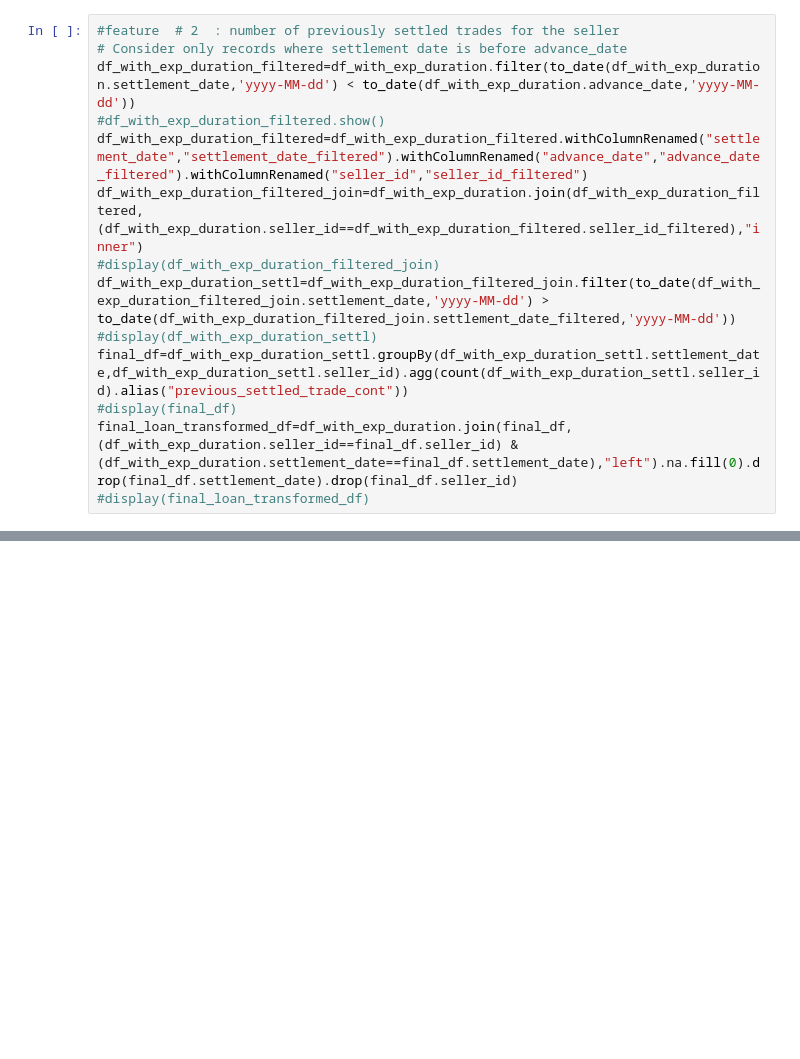
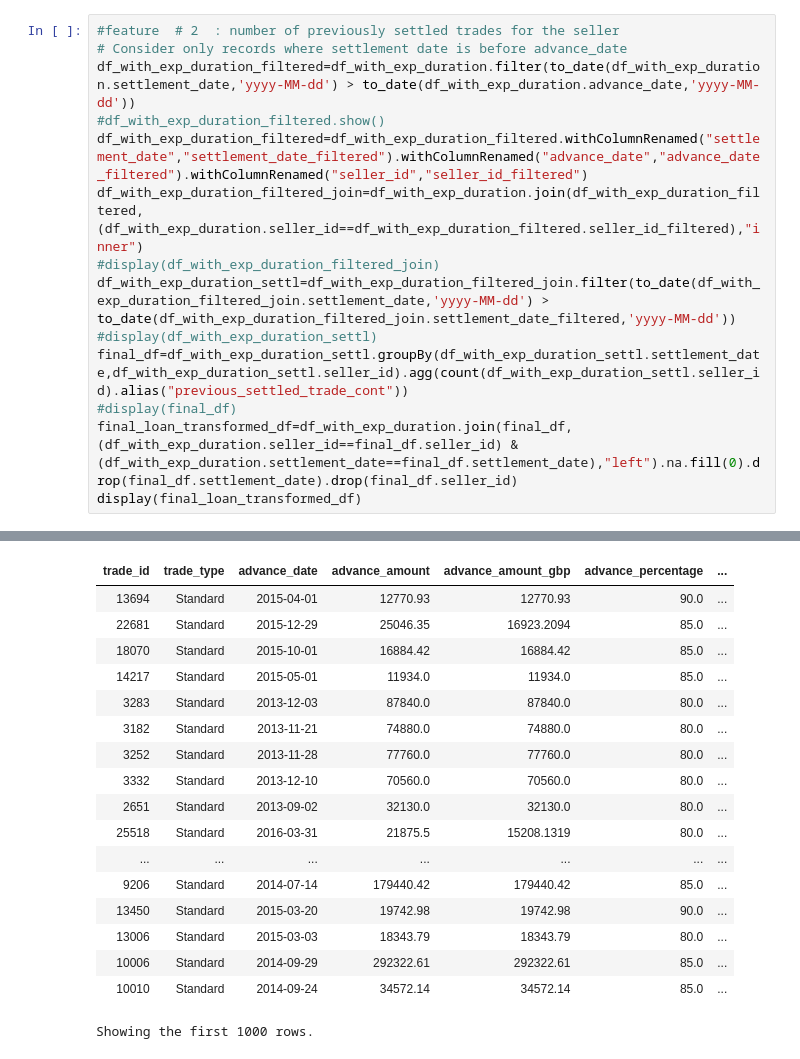
Before and after one commit to GuthikondaRamachandra/Python, a Jupyter notebook: LoanBookTranformation.ipynb, the cells around one changed output, grey strips where cells are left out. Saved outputs shown, nothing was run; the diff lists cells and outputs as text; blank space fills up the shorter version.

```diff
--- a/LoanBookTranformation.ipynb
+++ b/LoanBookTranformation.ipynb
@@ -154,7 +154,7 @@ Showing the first 1000 rows.
 # %%
 #feature  # 2  : number of previously settled trades for the seller
 # Consider only records where settlement date is before advance_date
-df_with_exp_duration_filtered=df_with_exp_duration.filter(to_date(df_with_exp_duration.settlement_date,'yyyy-MM-dd') < to_date(df_with_exp_duration.advance_date,'yyyy-MM-dd'))
+df_with_exp_duration_filtered=df_with_exp_duration.filter(to_date(df_with_exp_duration.settlement_date,'yyyy-MM-dd') > to_date(df_with_exp_duration.advance_date,'yyyy-MM-dd'))
 #df_with_exp_duration_filtered.show()
 df_with_exp_duration_filtered=df_with_exp_duration_filtered.withColumnRenamed("settlement_date","settlement_date_filtered").withColumnRenamed("advance_date","advance_date_filtered").withColumnRenamed("seller_id","seller_id_filtered")
 df_with_exp_duration_filtered_join=df_with_exp_duration.join(df_with_exp_duration_filtered,(df_with_exp_duration.seller_id==df_with_exp_duration_filtered.seller_id_filtered),"inner")
@@ -164,5 +164,5 @@ df_with_exp_duration_settl=df_with_exp_duration_filtered_join.filter(to_date(df_
 final_df=df_with_exp_duration_settl.groupBy(df_with_exp_duration_settl.settlement_date,df_with_exp_duration_settl.seller_id).agg(count(df_with_exp_duration_settl.seller_id).alias("previous_settled_trade_cont"))
 #display(final_df)
 final_loan_transformed_df=df_with_exp_duration.join(final_df,(df_with_exp_duration.seller_id==final_df.seller_id) & (df_with_exp_duration.settlement_date==final_df.settlement_date),"left").na.fill(0).drop(final_df.settlement_date).drop(final_df.seller_id)
-#display(final_loan_transformed_df)
+display(final_loan_transformed_df)
 # %% [output]
@@ -169,0 +169,18 @@ final_loan_transformed_df=df_with_exp_duration.join(final_df,(df_with_exp_durati
+| trade_id | trade_type | advance_date | advance_amount | advance_amount_gbp | advance_percentage | ... |
+| 13694 | Standard | 2015-04-01 | 12770.93 | 12770.93 | 90.0 | ... |
+| 22681 | Standard | 2015-12-29 | 25046.35 | 16923.2094 | 85.0 | ... |
+| 18070 | Standard | 2015-10-01 | 16884.42 | 16884.42 | 85.0 | ... |
+| 14217 | Standard | 2015-05-01 | 11934.0 | 11934.0 | 85.0 | ... |
+| 3283 | Standard | 2013-12-03 | 87840.0 | 87840.0 | 80.0 | ... |
+| 3182 | Standard | 2013-11-21 | 74880.0 | 74880.0 | 80.0 | ... |
+| 3252 | Standard | 2013-11-28 | 77760.0 | 77760.0 | 80.0 | ... |
+| 3332 | Standard | 2013-12-10 | 70560.0 | 70560.0 | 80.0 | ... |
+| 2651 | Standard | 2013-09-02 | 32130.0 | 32130.0 | 80.0 | ... |
+| 25518 | Standard | 2016-03-31 | 21875.5 | 15208.1319 | 80.0 | ... |
+| ... | ... | ... | ... | ... | ... | ... |
+| 9206 | Standard | 2014-07-14 | 179440.42 | 179440.42 | 85.0 | ... |
+| 13450 | Standard | 2015-03-20 | 19742.98 | 19742.98 | 90.0 | ... |
+| 13006 | Standard | 2015-03-03 | 18343.79 | 18343.79 | 80.0 | ... |
+| 10006 | Standard | 2014-09-29 | 292322.61 | 292322.61 | 85.0 | ... |
+| 10010 | Standard | 2014-09-24 | 34572.14 | 34572.14 | 85.0 | ... |
+Showing the first 1000 rows.
```
Also changed, not shown: parts of 3 cells of this notebook, 1 other file.
